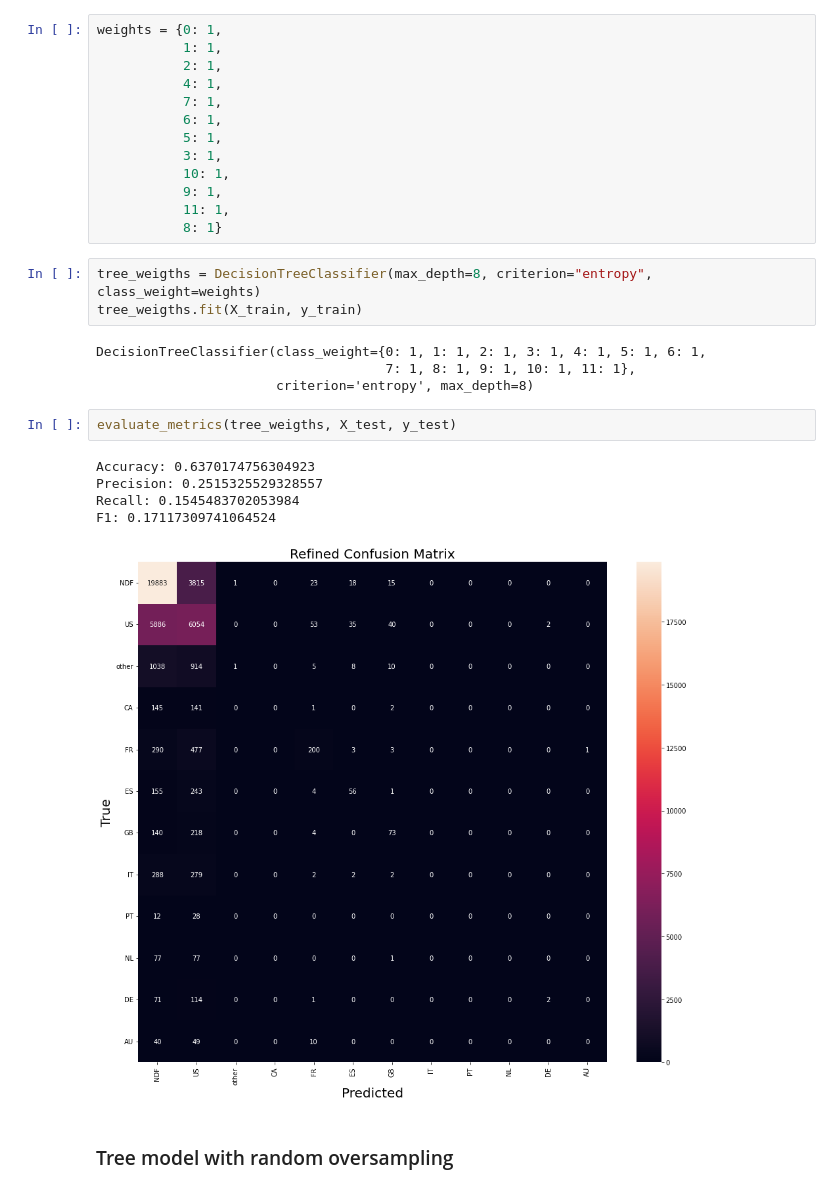
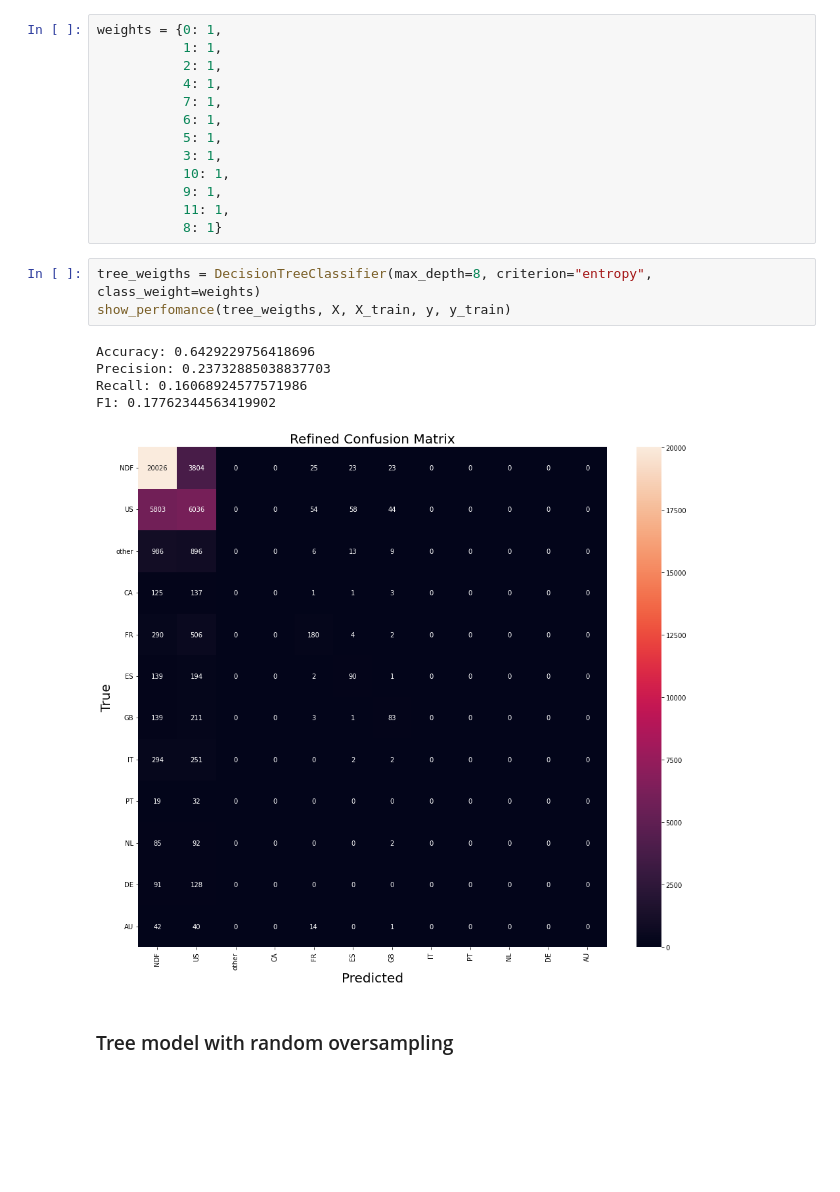
Before and after one commit to fondyu530/ml_task, a Jupyter notebook: ML_model_training.ipynb, the cells around one changed output. Cells and saved outputs as stored; diff of their text form; blank space fills up the shorter version.

```diff
--- a/ML_model_training.ipynb
+++ b/ML_model_training.ipynb
@@ -73,19 +81,13 @@ weights = {0: 1,
            8: 1}
 # %%
 tree_weigths = DecisionTreeClassifier(max_depth=8, criterion="entropy", class_weight=weights)
-tree_weigths.fit(X_train, y_train)
+show_perfomance(tree_weigths, X, X_train, y, y_train)
 # %% [output]
-DecisionTreeClassifier(class_weight={0: 1, 1: 1, 2: 1, 3: 1, 4: 1, 5: 1, 6: 1,
-                                     7: 1, 8: 1, 9: 1, 10: 1, 11: 1},
-                       criterion='entropy', max_depth=8)
+Accuracy: 0.6429229756418696
+Precision: 0.23732885038837703
+Recall: 0.16068924577571986
+F1: 0.17762344563419902
+[figure, added]
-# %%
-evaluate_metrics(tree_weigths, X_test, y_test)
-# %% [output]
-Accuracy: 0.6370174756304923
-Precision: 0.2515325529328557
-Recall: 0.1545483702053984
-F1: 0.17117309741064524
-[figure, removed]
 # %% [markdown]
 ### Tree model with random oversampling
 # %%
```
Also changed, not shown: parts of 24 cells of this notebook, 3 other files.
